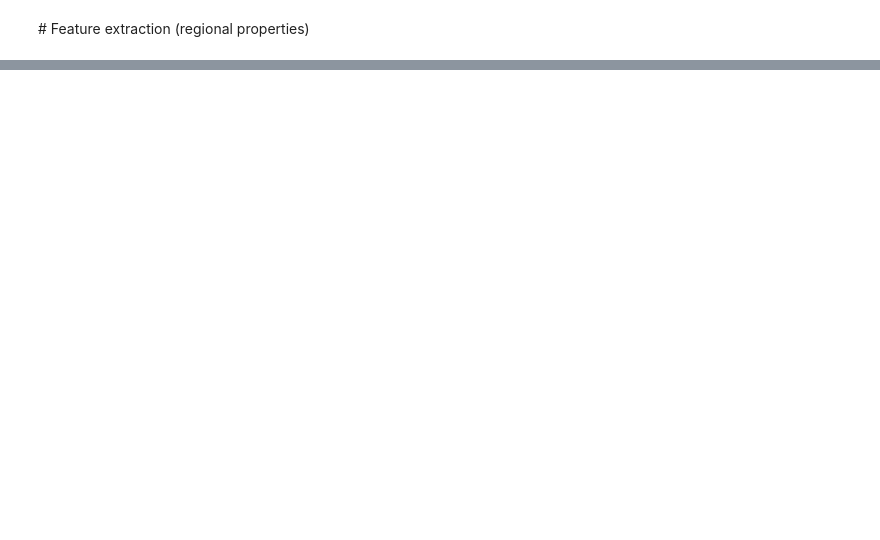
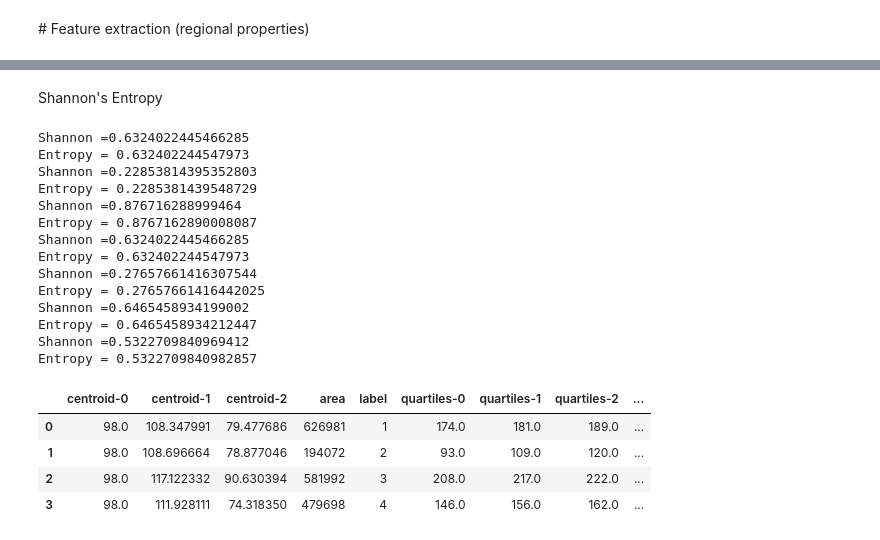
Before and after one commit to raulbenitez/NEUROIMAGING_AI, a Jupyter notebook: NI_features.ipynb, the cells around one changed output, grey strips where cells are left out. Drawn from its saved outputs; the diff is of its cells as text; code cells hidden in the pictures; blank space fills up the shorter version.

```diff
--- a/NI_features.ipynb
+++ b/NI_features.ipynb
@@ -89,0 +90,52 @@ df_props.head()
+# %% [markdown]
+Shannon's Entropy
+# %%
+from skimage.util import img_as_ubyte
+from skimage.filters.rank import entropy
+from skimage.morphology import disk
+from skimage.util import img_as_ubyte
+from skimage.measure import shannon_entropy
+import skimage as sk
+
+def entropy_image(imgG):
+
+    img = img_as_ubyte(imgG) # convert to uint8
+
+# Local entropy in a certain pixel neiborhood:
+    shannon_img = shannon_entropy(img)
+    print('Shannon ={}'.format(shannon_img))
+# Flatten the image (convert from matrix to vector):
+    v = img.flatten()
+# For each grayscale leve, get the pixel probability of occurrence:
+    probg,edges = np.histogram(v,bins=np.arange(256), density=True)
+    eps = 1e-16
+    probg = probg + eps
+# Compute Shannon's entropy:
+    H_noise = -np.sum(probg * np.log2(probg), axis=0)
+# Compare:
+    print('Entropy = {}'.format(H_noise))
+    return shannon_img
+# %%
+props1 = regionprops_table(I_segment,intensity_image=data,properties=('centroid','area','label',),extra_properties=(quartiles,entropy_image,))
+df_props1 = pd.DataFrame(props1)
+df_props1.head()
+# %% [output]
+Shannon =0.6324022445466285
+Entropy = 0.632402244547973
+Shannon =0.22853814395352803
+Entropy = 0.2285381439548729
+Shannon =0.876716288999464
+Entropy = 0.8767162890008087
+Shannon =0.6324022445466285
+Entropy = 0.632402244547973
+Shannon =0.27657661416307544
+Entropy = 0.27657661416442025
+Shannon =0.6465458934199002
+Entropy = 0.6465458934212447
+Shannon =0.5322709840969412
+Entropy = 0.5322709840982857
+|  | centroid-0 | centroid-1 | centroid-2 | area | label | quartiles-0 | quartiles-1 | quartiles-2 | ... |
+| 0 | 98.0 | 108.347991 | 79.477686 | 626981 | 1 | 174.0 | 181.0 | 189.0 | ... |
+| 1 | 98.0 | 108.696664 | 78.877046 | 194072 | 2 | 93.0 | 109.0 | 120.0 | ... |
+| 2 | 98.0 | 117.122332 | 90.630394 | 581992 | 3 | 208.0 | 217.0 | 222.0 | ... |
+| 3 | 98.0 | 111.928111 | 74.318350 | 479698 | 4 | 146.0 | 156.0 | 162.0 | ... |
```
Also changed, not shown: parts of 5 cells of this notebook.
